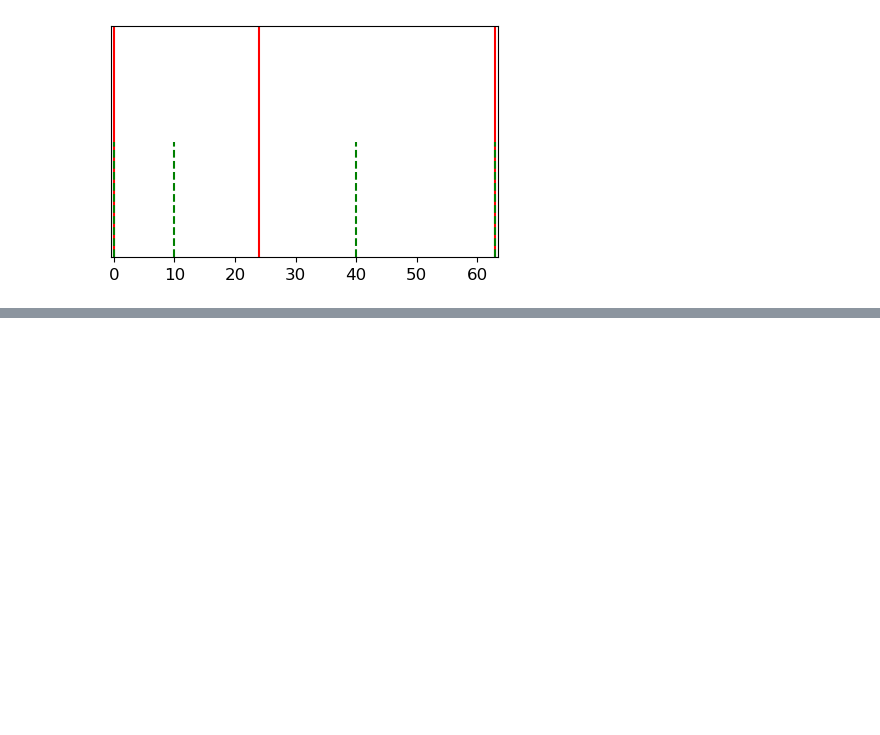
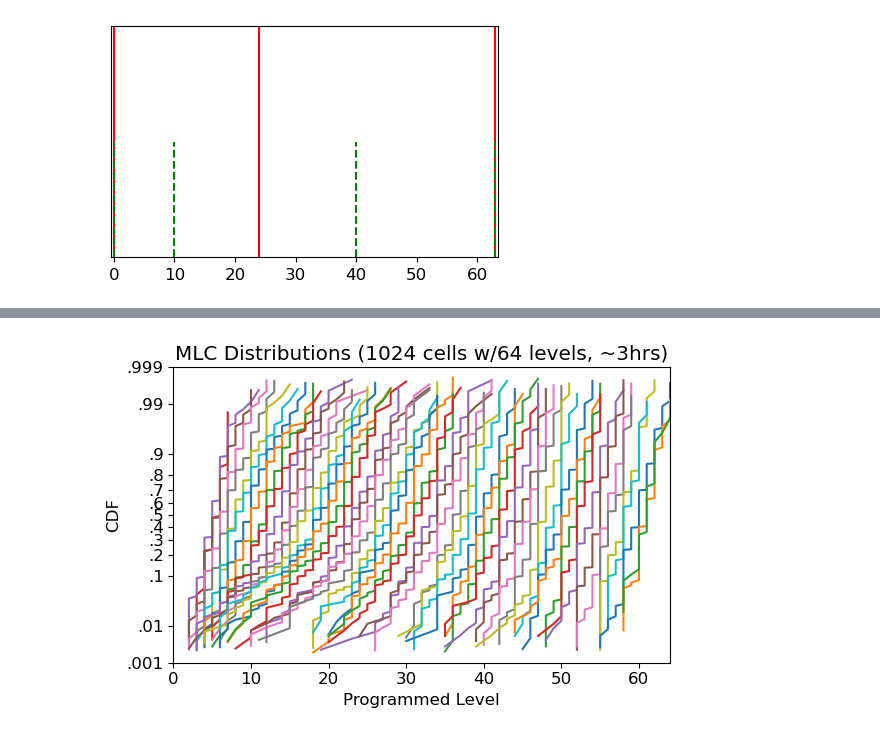
Before and after one commit to akashlevy/ember-python, a Jupyter notebook: analysis/characterizations.ipynb, the cells around one changed output, grey strips where cells are left out. Drawn from its saved outputs; the diff is of its cells as text; code cells hidden in the pictures; blank space fills up the shorter version.

```diff
--- a/analysis/characterizations.ipynb
+++ b/analysis/characterizations.ipynb
@@ -254,0 +291,18 @@ plt.show()
+# %%
+# Show distribution
+time = 100
+plt.rcParams["figure.figsize"] = [6, 4]
+plt.title("MLC Distributions (1024 cells w/64 levels, ~3hrs)")
+d = tdata[(tdata["timept"] == time) & tdata["lvli"].isin(range(0,64,1))]
+for i in range(63):
+    rdata = d[d["lvli"] == i]
+    plt.plot(sorted(rdata["lvl"].values), np.linspace(0, 1, len(rdata)))
+plt.xlabel("Programmed Level")
+plt.ylabel("CDF")
+plt.gca().set_yscale("ppf")
+plt.xlim(0, 64)
+plt.ylim(0.001, 0.999)
+plt.tight_layout()
+plt.show()
+# %% [output]
+[figure, added]
```
Also changed, not shown: parts of 5 cells of this notebook, 10 other files.
